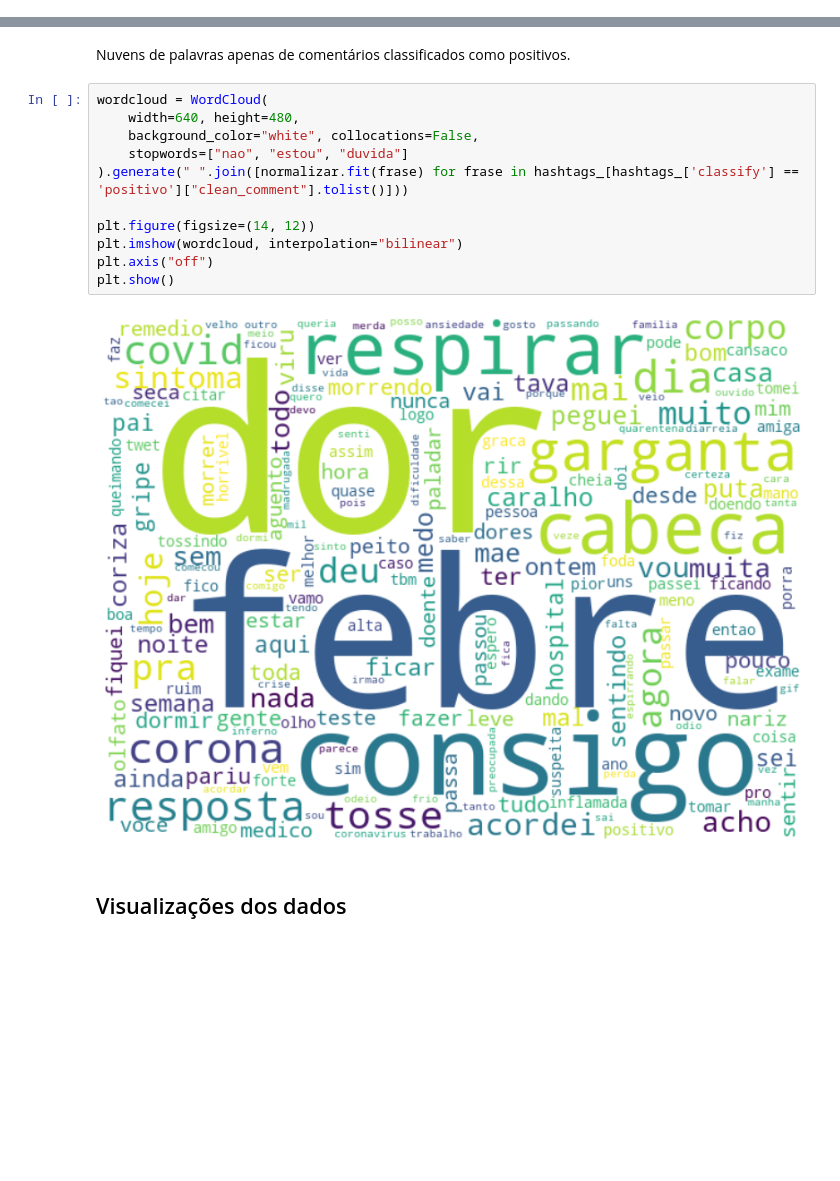
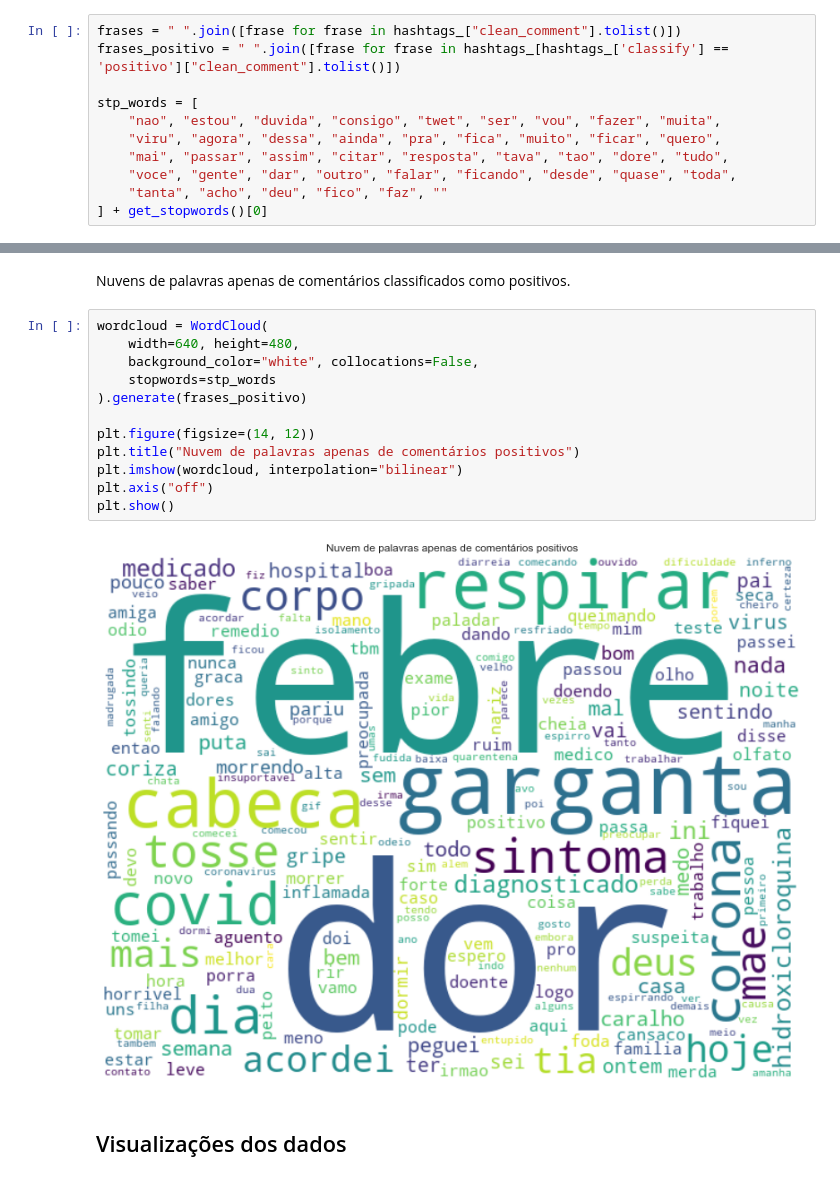
Before and after one commit to rdenadai/Covid19-Twitter-Tracker, a Jupyter notebook: code/notebooks/EDA.ipynb, the cells around one changed output, grey strips where cells are left out. Cells and saved outputs as stored; diff of their text form; blank space fills up the shorter version.

```diff
--- a/code/notebooks/EDA.ipynb
+++ b/code/notebooks/EDA.ipynb
@@ -79,6 +91,17 @@ negativo|to passando mal dentro desse ônibus as janela não abre o ar condicion
 ## Nuvens de palavras
 
 Nuvem de palavras de todos os comentários na base de dados.
+# %%
+frases = " ".join([frase for frase in hashtags_["clean_comment"].tolist()])
+frases_positivo = " ".join([frase for frase in hashtags_[hashtags_['classify'] == 'positivo']["clean_comment"].tolist()])
+
+stp_words = [
+    "nao", "estou", "duvida", "consigo", "twet", "ser", "vou", "fazer", "muita",
+    "viru", "agora", "dessa", "ainda", "pra", "fica", "muito", "ficar", "quero",
+    "mai", "passar", "assim", "citar", "resposta", "tava", "tao", "dore", "tudo",
+    "voce", "gente", "dar", "outro", "falar", "ficando", "desde", "quase", "toda",
+    "tanta", "acho", "deu", "fico", "faz", ""
+] + get_stopwords()[0]
 # %%
 wordcloud = WordCloud(
     width=640, height=480,
@@ -97,15 +121,16 @@ Nuvens de palavras apenas de comentários classificados como positivos.
 # %%
 wordcloud = WordCloud(
     width=640, height=480,
     background_color="white", collocations=False,
-    stopwords=["nao", "estou", "duvida"]
-).generate(" ".join([normalizar.fit(frase) for frase in hashtags_[hashtags_['classify'] == 'positivo']["clean_comment"].tolist()]))
+    stopwords=stp_words
+).generate(frases_positivo)
 
 plt.figure(figsize=(14, 12))
+plt.title("Nuvem de palavras apenas de comentários positivos")
 plt.imshow(wordcloud, interpolation="bilinear")
 plt.axis("off")
 plt.show()
 # %% [output]
-[figure, old version]
+[figure, new version]
 # %% [markdown]
 ## Visualizações dos dados
```
Also changed, not shown: parts of 11 cells of this notebook, 4 other files.
